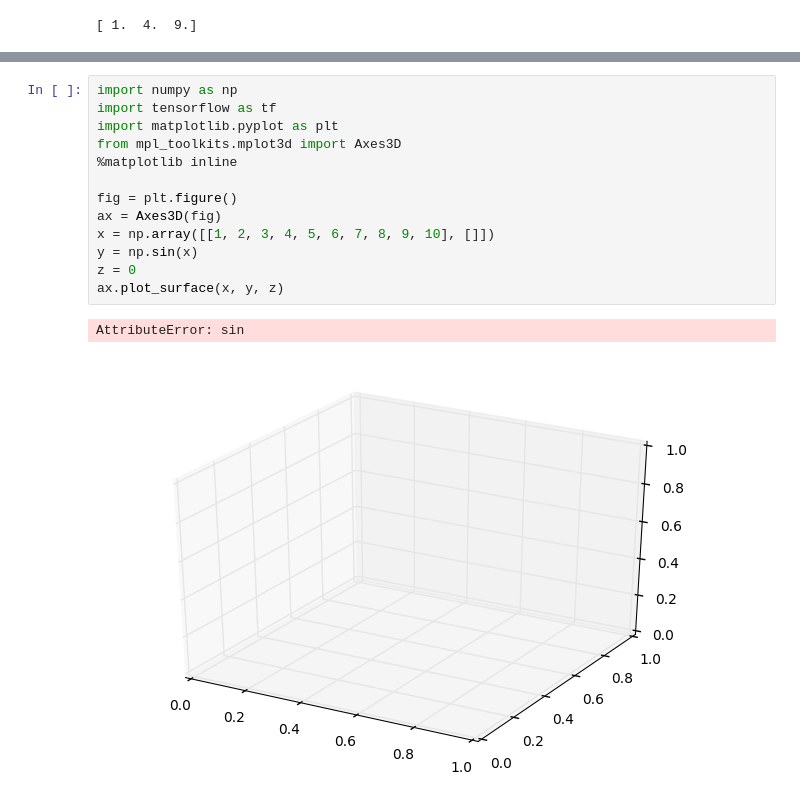
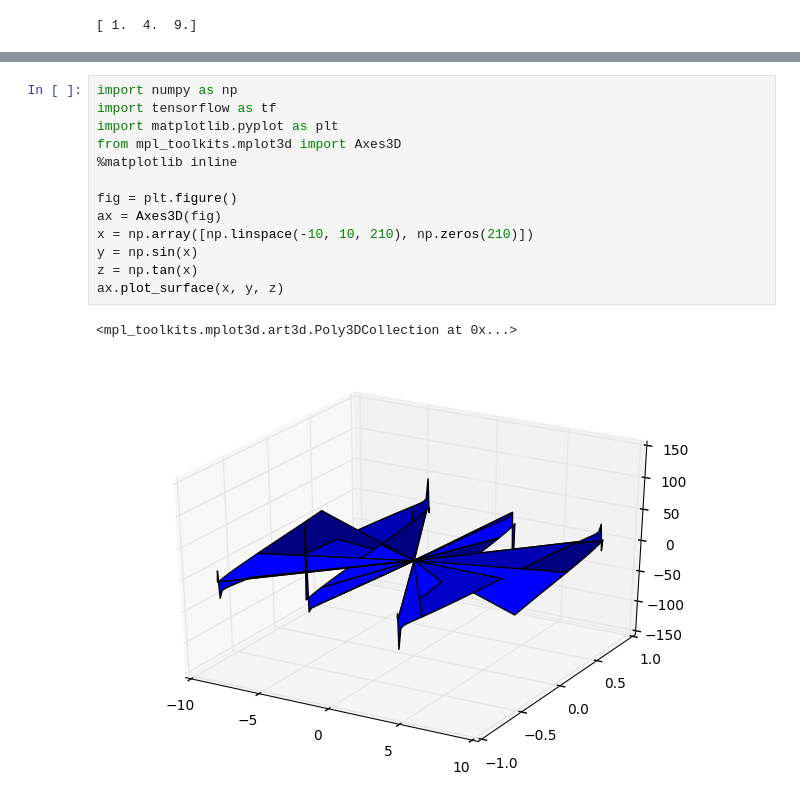
Before and after one commit to KiranArun/tensorflow, a Jupyter notebook: notebooks/tensorflow_playing.ipynb, the cells around one changed output, grey strips where cells are left out. Saved outputs shown, nothing was run; the diff lists cells and outputs as text.

```diff
--- a/notebooks/tensorflow_playing.ipynb
+++ b/notebooks/tensorflow_playing.ipynb
@@ -128,16 +162,16 @@ plt.show()
 # %%
 import numpy as np
 import tensorflow as tf
 import matplotlib.pyplot as plt
 from mpl_toolkits.mplot3d import Axes3D
 %matplotlib inline
 
 fig = plt.figure()
 ax = Axes3D(fig)
-x = np.array([[1, 2, 3, 4, 5, 6, 7, 8, 9, 10], []])
+x = np.array([np.linspace(-10, 10, 210), np.zeros(210)])
 y = np.sin(x)
-z = 0
+z = np.tan(x)
 ax.plot_surface(x, y, z)
 # %% [output]
-AttributeError: sin
+<mpl_toolkits.mplot3d.art3d.Poly3DCollection at 0x...>
-[figure, old version]
+[figure, new version]
```
Also changed, not shown: parts of 9 cells of this notebook.
